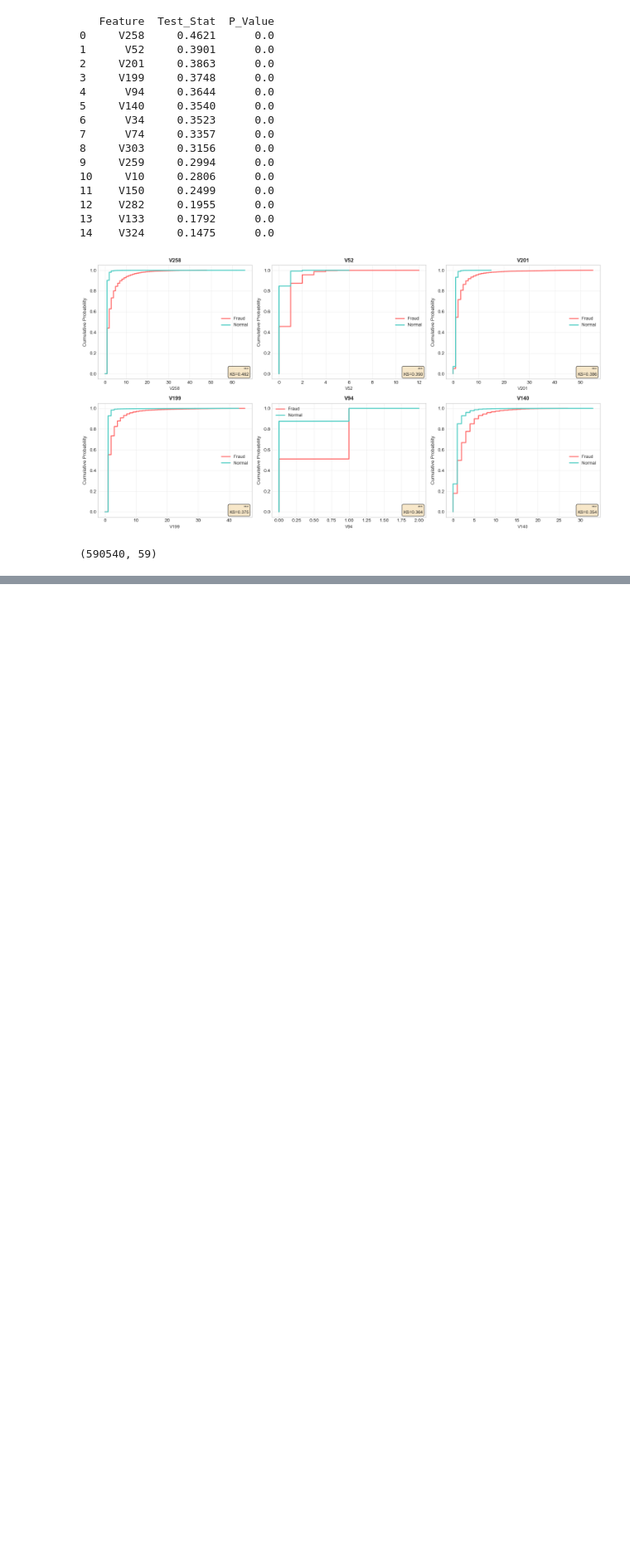
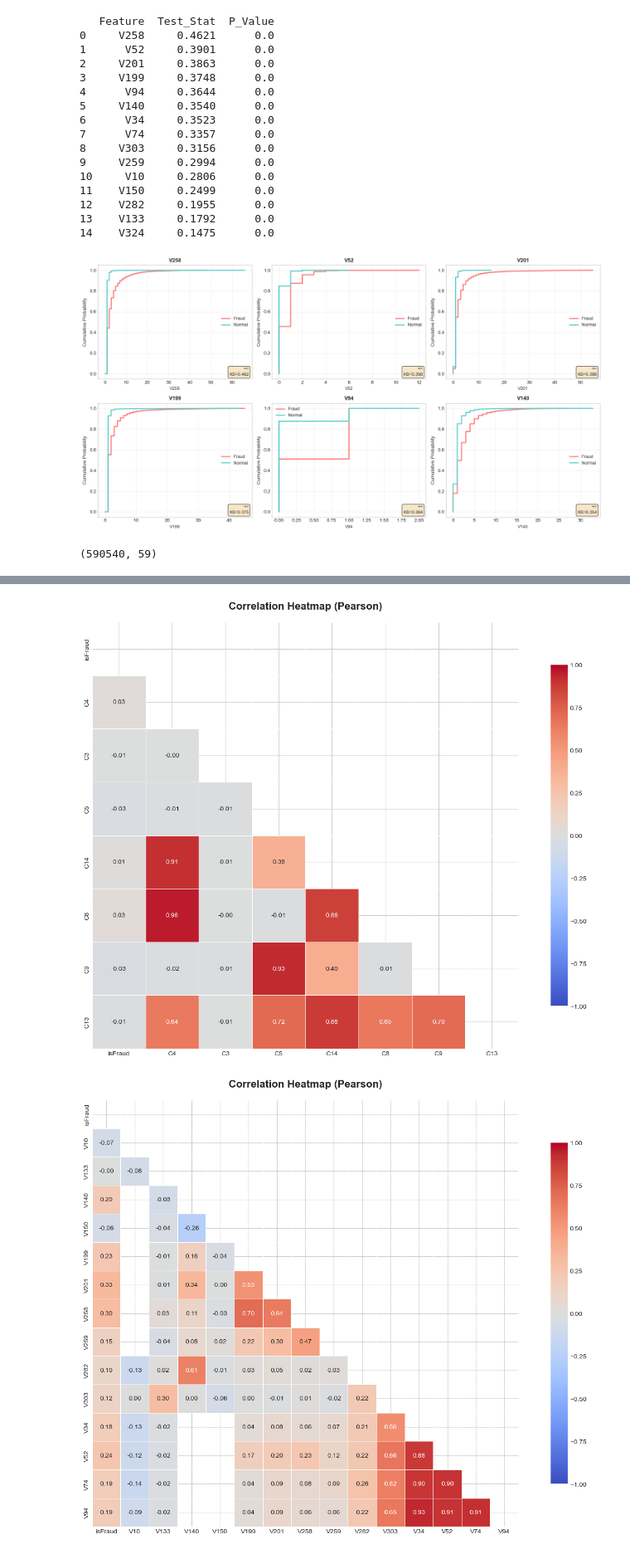
Before and after one commit to serhetgokdemir/mtm4651-assignment, a Jupyter notebook: notebooks/03_numeric_analysis.ipynb, the cells around one changed output, grey strips where cells are left out. Shown at 83% size. Cells and saved outputs as stored; diff of their text form; code cells hidden in the pictures; blank space fills up the shorter version.

```diff
--- a/notebooks/03_numeric_analysis.ipynb
+++ b/notebooks/03_numeric_analysis.ipynb
@@ -604,0 +520,10 @@ def select_representatives_by_ks(df, groups, target='isFraud', min_samples=30):
+# %%
+c_groups = get_correlation_groups(train_df, c_cols, threshold=0.95)
+c_repr, c_details = select_representatives_by_ks(train_df, c_groups)
+
+v_groups = get_correlation_groups(train_df, v_cols, threshold=0.95)
+v_repr_final, v_details = select_representatives_by_ks(train_df, v_groups)
+
+
+final_features = c_repr + v_repr_final + d_cols + id_cols + indep_cols
+train_df_final = train_df[final_features]
@@ -604,0 +562,6 @@ def select_representatives_by_ks(df, groups, target='isFraud', min_samples=30):
+# %%
+corr_c = correlation_heatmap(train_df , columns = c_repr)
+corr_v = correlation_heatmap(train_df , columns = v_repr_final)
+# %% [output]
+[figure, added]
+[figure, added]
```
Also changed, not shown: parts of 13 cells of this notebook.
